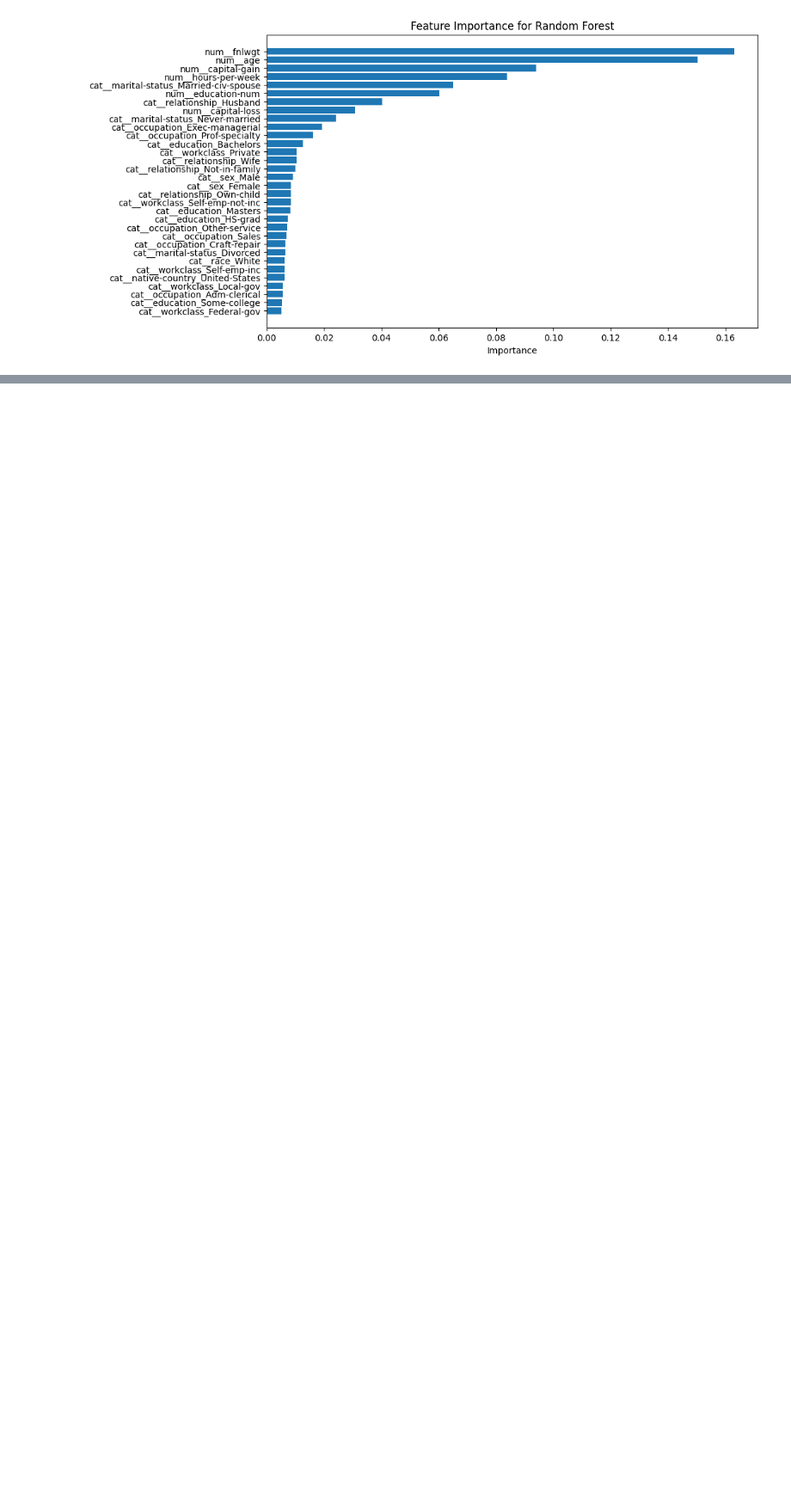
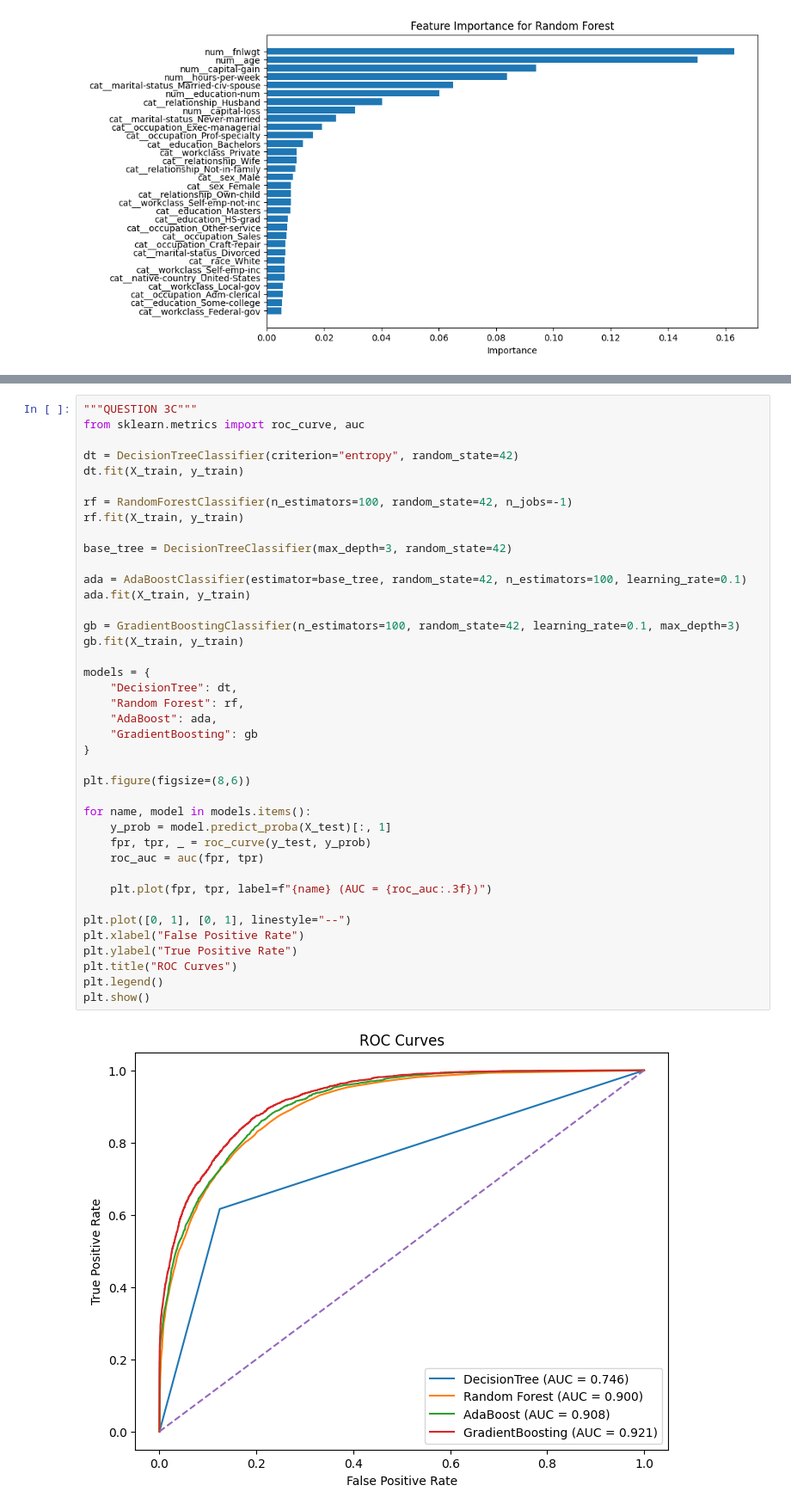
Before and after one commit to abby-stevenson/GradeOptimiser, a Jupyter notebook: homework4/ml_hw4.ipynb, the cells around one changed output, grey strips where cells are left out. Shown at 86% size. Saved outputs shown, nothing was run; the diff lists cells and outputs as text; blank space fills up the shorter version.

```diff
--- a/homework4/ml_hw4.ipynb
+++ b/homework4/ml_hw4.ipynb
@@ -342,0 +417,42 @@ plt.show()
+# %%
+"""QUESTION 3C"""
+from sklearn.metrics import roc_curve, auc
+
+dt = DecisionTreeClassifier(criterion="entropy", random_state=42)
+dt.fit(X_train, y_train)
+
+rf = RandomForestClassifier(n_estimators=100, random_state=42, n_jobs=-1)
+rf.fit(X_train, y_train)
+
+base_tree = DecisionTreeClassifier(max_depth=3, random_state=42)
+
+ada = AdaBoostClassifier(estimator=base_tree, random_state=42, n_estimators=100, learning_rate=0.1)
+ada.fit(X_train, y_train)
+
+gb = GradientBoostingClassifier(n_estimators=100, random_state=42, learning_rate=0.1, max_depth=3)
+gb.fit(X_train, y_train)
+
+models = {
+    "DecisionTree": dt,
+    "Random Forest": rf,
+    "AdaBoost": ada,
+    "GradientBoosting": gb
+}
+
+plt.figure(figsize=(8,6))
+
+for name, model in models.items():
+    y_prob = model.predict_proba(X_test)[:, 1]
+    fpr, tpr, _ = roc_curve(y_test, y_prob)
+    roc_auc = auc(fpr, tpr)
+
+    plt.plot(fpr, tpr, label=f"{name} (AUC = {roc_auc:.3f})")
+
+plt.plot([0, 1], [0, 1], linestyle="--")
+plt.xlabel("False Positive Rate")
+plt.ylabel("True Positive Rate")
+plt.title("ROC Curves")
+plt.legend()
+plt.show()
+# %% [output]
+[figure, added]
```
Also changed, not shown: parts of 1 cell of this notebook.
